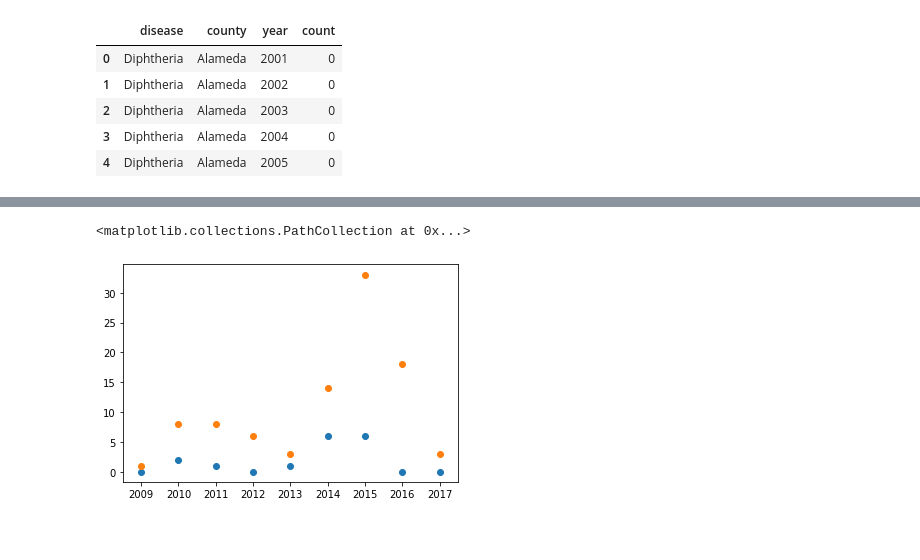
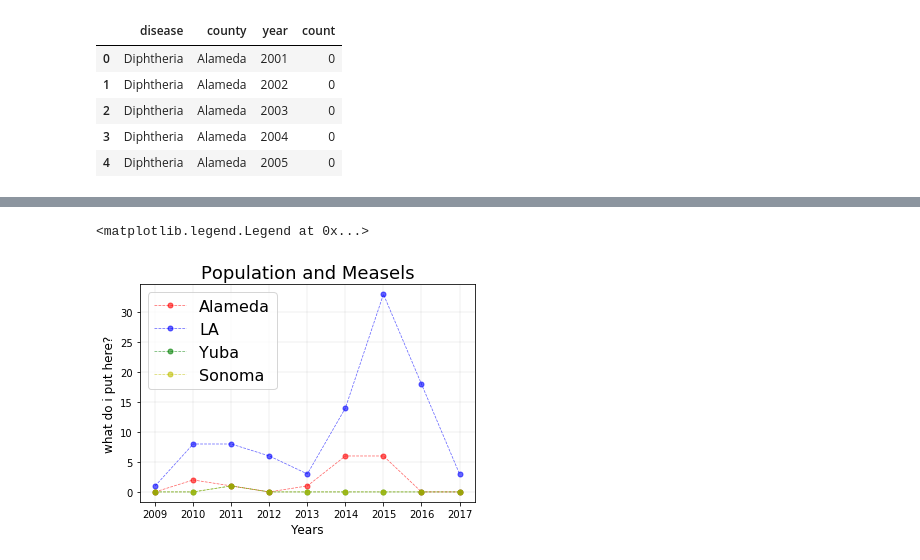
Before and after one commit to GCutaiar/group-project1, a Jupyter notebook: Resource/project1_read_csv_clay.ipynb, the cells around one changed output, grey strips where cells are left out. Cells and saved outputs as stored; diff of their text form; code cells hidden in the pictures; blank space fills up the shorter version.

Commit message:
scatter plot continued

```diff
--- a/Resource/project1_read_csv_clay.ipynb
+++ b/Resource/project1_read_csv_clay.ipynb
@@ -147,20 +138,37 @@ dd_measles_11 = dd_years_11[dd_years_11["disease"]== "Measles"]
 # %%
+#mung data to fit counts of disease per year (2009-2017) by county
+
 dyr = dd_complete_4.set_index('year')
-dyr
 dyrs = dyr.drop([2001, 2002, 2003, 2004, 2005, 2006, 2007, 2008])
-d_meas_yr_09 = dyrs
+
 ddyr_alameda = dyrs[dyrs["county"]== "Alameda"]
 ddyr_alameda_meas = ddyr_alameda[ddyr_alameda["disease"]== "Measles"]
 
-ddyr_LA = dyrs[dyrs["county"]== "Los Angeles"]
-ddyr_LA_meas = ddyr_LA[ddyr_alameda["disease"]== "Measles"]
+ddyr_la = dyrs[dyrs["county"]== "Los Angeles"]
+ddyr_la_meas = ddyr_la[ddyr_la["disease"]== "Measles"]
+
+ddyr_yuba = dyrs[dyrs["county"]== "Yuba"]
+ddyr_yuba_meas = ddyr_yuba[ddyr_yuba["disease"]== "Measles"]
+
+ddyr_sonoma = dyrs[dyrs["county"]== "Sonoma"]
+ddyr_sonoma_meas = ddyr_sonoma[ddyr_sonoma["disease"]== "Measles"]
-# %%
-x_axis = ["2009", "2010", "2011", "2012", "2013", "2014", "2015", "2016", "2017"]
-
-plt.scatter(x_axis, ddyr_alameda_meas.iloc[:,2])
-plt.scatter(x_axis, ddyr_LA_meas.iloc[:,2])
-#plt.scatter(pop_years_3.iloc[:,1], dd_measles_10.iloc[:,3])
-#plt.scatter(pop_years_3.iloc[:,2], dd_measles_11.iloc[:,3])
-# %% [output]
-<matplotlib.collections.PathCollection at 0x...>
-[figure, removed]
+# %%
+x_axis = ["2009", "2010", "2011", "2012", "2013", "2014", "2015", "2016", "2017"]
+
+plt.title('Population and Measels', fontsize = 18)
+plt.xlabel('Years', fontsize = 12)
+plt.ylabel('what do i put here?', fontsize= 12)
+plt.grid(color='grey', linestyle='-', linewidth=0.25, alpha=0.5)
+
+#measles by 4 counties and years
+plt.plot(x_axis, ddyr_alameda_meas.iloc[:,2], marker = 'o', markersize=5, linestyle="--", linewidth=0.75, color = 'r', alpha = 0.6, label = "Alameda",)
+plt.plot(x_axis, ddyr_la_meas.iloc[:,2], marker = 'o', markersize=5, linestyle="--", linewidth=0.75, color = 'b', alpha = 0.6, label = "LA",)
+plt.plot(x_axis, ddyr_yuba_meas.iloc[:,2], marker = 'o', markersize=5, linestyle="--", linewidth=0.75, color = 'g', alpha = 0.6, label = "Yuba",)
+plt.plot(x_axis, ddyr_sonoma_meas.iloc[:,2], marker = 'o', markersize=5, linestyle="--", linewidth=0.75, color = 'y', alpha = 0.6, label = "Sonoma",)
+
+
+
+plt.legend(fontsize = 16)
+# %% [output]
+<matplotlib.legend.Legend at 0x...>
+[figure, added]
```
Also changed, not shown: parts of 5 cells of this notebook.
